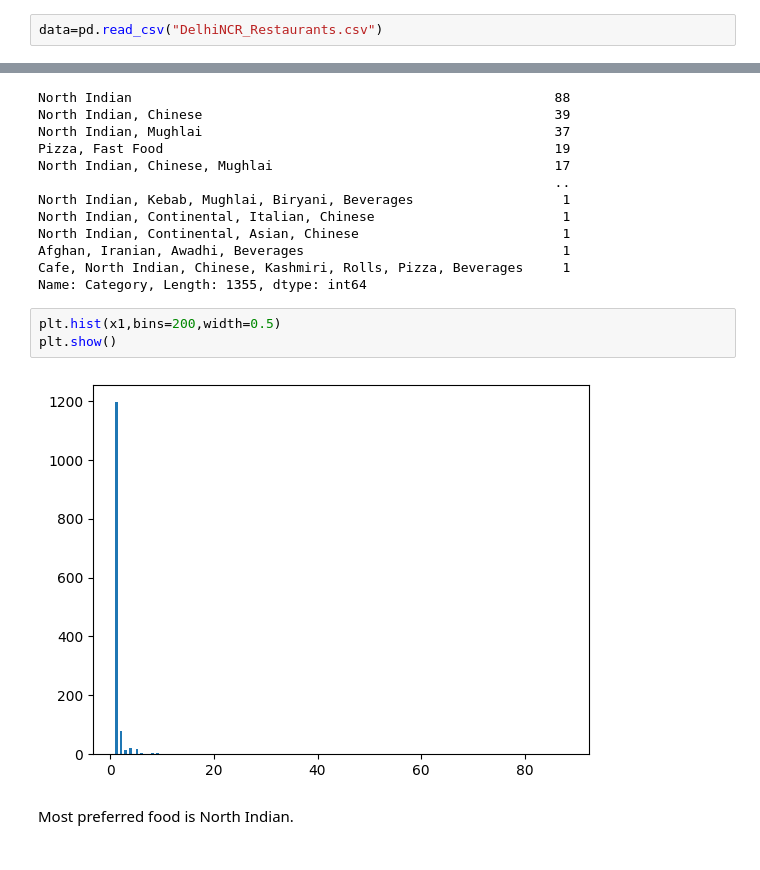
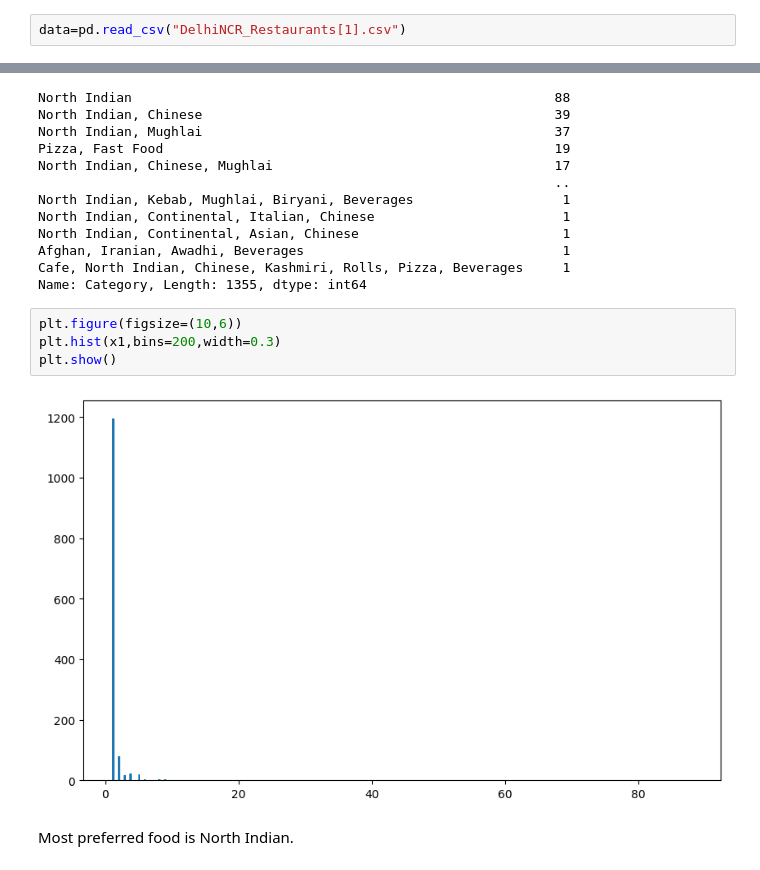
Before and after one commit to daniyah-rehman/demo, a Jupyter notebook: Assignment_1(EDA).ipynb, the cells around one changed output, grey strips where cells are left out. Saved outputs shown, nothing was run; the diff lists cells and outputs as text.

```diff
--- a/Assignment_1(EDA).ipynb
+++ b/Assignment_1(EDA).ipynb
@@ -20,5 +20,5 @@ zomato-restaurants-     [ <=>                ]  15.99K  --.-KB/s    in 0.03s
 # %%
-data=pd.read_csv("DelhiNCR_Restaurants.csv")
+data=pd.read_csv("DelhiNCR_Restaurants[1].csv")
 # %% [markdown]
 Q1.Are there any null values in the dataset?if yes then fill them..
 # %%
@@ -184,10 +187,11 @@ Afghan, Iranian, Awadhi, Beverages                                 1
 Cafe, North Indian, Chinese, Kashmiri, Rolls, Pizza, Beverages     1
 Name: Category, Length: 1355, dtype: int64
 # %%
-plt.hist(x1,bins=200,width=0.5)
+plt.figure(figsize=(10,6))
+plt.hist(x1,bins=200,width=0.3)
 plt.show()
 # %% [output]
-[figure, old version]
+[figure, new version]
 # %% [markdown]
 Most preferred food is North Indian.
 # %% [markdown]
```
Also changed, not shown: parts of 12 cells of this notebook.
